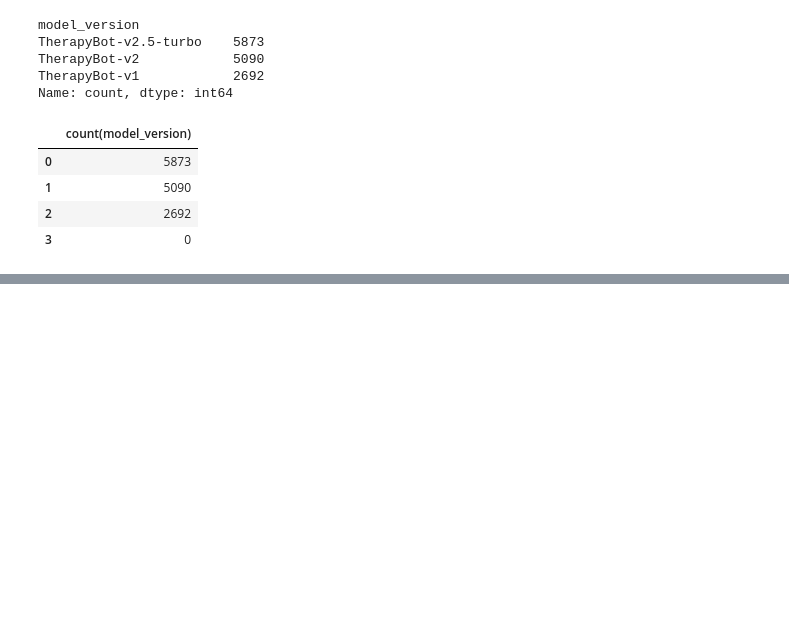
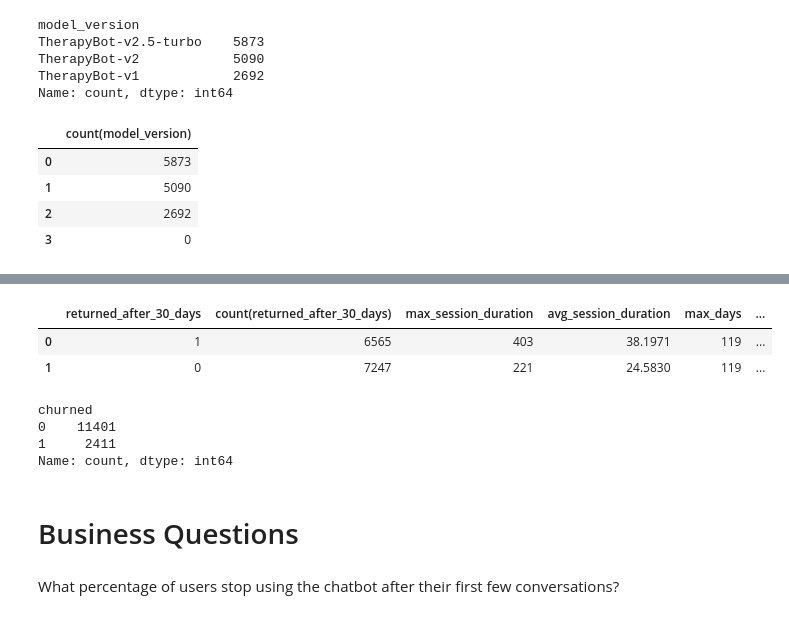
Before and after one commit to vishva0710/ai-chatbot-user-retention-analysis, a Jupyter notebook: AI_Chatbot_User_Retention_Analysis.ipynb, the cells around one changed output, grey strips where cells are left out. Saved outputs shown, nothing was run; the diff lists cells and outputs as text; code cells hidden in the pictures; blank space fills up the shorter version.

```diff
--- a/AI_Chatbot_User_Retention_Analysis.ipynb
+++ b/AI_Chatbot_User_Retention_Analysis.ipynb
@@ -1873,0 +1813,18 @@ Index(['subscription_id', 'user_id', 'subscription_type',
+# %%
+query='select returned_after_30_days,count(returned_after_30_days), max(session_duration_minutes) as max_session_duration,avg(session_duration_minutes)as avg_session_duration,max(days_until_last_session) as max_days, avg(days_until_last_session) as avg_days  from ret_sec group by returned_after_30_days'
+pd.read_sql(query,engin)
+# %% [output]
+|  | returned_after_30_days | count(returned_after_30_days) | max_session_duration | avg_session_duration | max_days | ... |
+| 0 | 1 | 6565 | 403 | 38.1971 | 119 | ... |
+| 1 | 0 | 7247 | 221 | 24.5830 | 119 | ... |
+# %%
+ret_sec_df['churned'].value_counts()
+# %% [output]
+churned
+0    11401
+1     2411
+Name: count, dtype: int64
+# %% [markdown]
+# Business Questions
+# %% [markdown]
+What percentage of users stop using the chatbot after their first few conversations?
```
Also changed, not shown: parts of 34 cells of this notebook.
